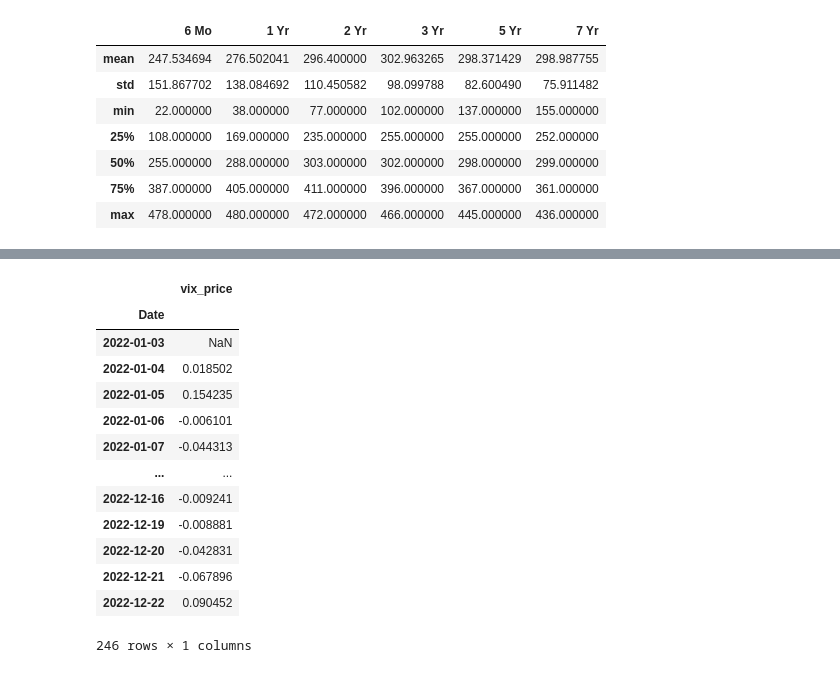
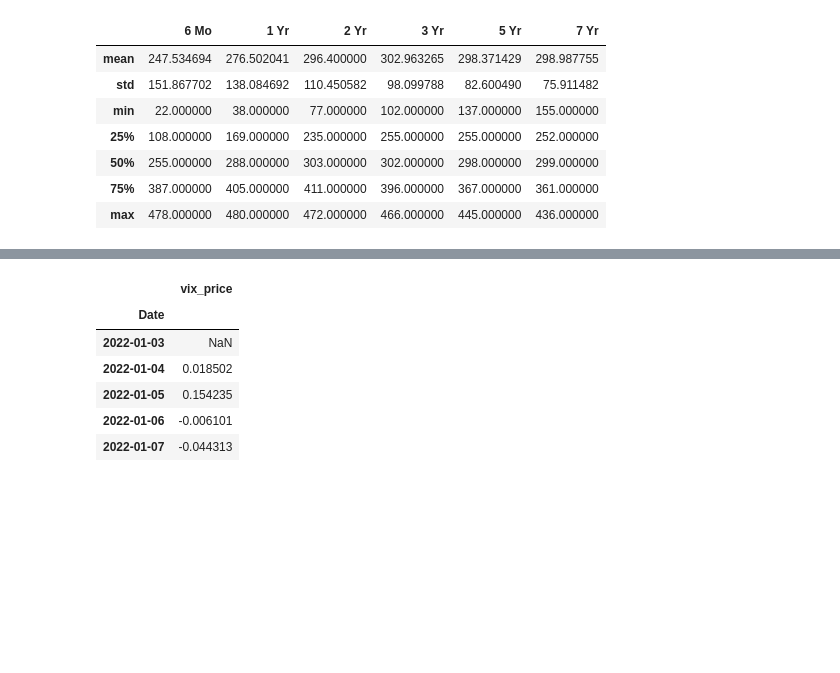
Before and after one commit to AMAYadav/PROJECTS-, a Jupyter notebook: market_risk_02_methods.ipynb, the cells around one changed output, grey strips where cells are left out. Cells and saved outputs as stored; diff of their text form; code cells hidden in the pictures; blank space fills up the shorter version.

```diff
--- a/market_risk_02_methods.ipynb
+++ b/market_risk_02_methods.ipynb
@@ -83,24 +64,17 @@ Timestamp('2022-01-03 00:00:00')
 # %%
 vix=yf.download('^VIX',start=df.index[0],end=df.index[-1],progress=False)[['Adj Close']].round(2)
 vix.rename(columns={'Adj Close': 'vix_price'}, inplace=True)
 vix_returns=np.log(vix/vix.shift(1))
 vix_returns.rename(columns={'Adj Close': 'vix_returns'}, inplace=True)
-vix_returns
+vix_returns.head()
 # %% [output]
 |  | vix_price |
 | Date |  |
 | 2022-01-03 | NaN |
 | 2022-01-04 | 0.018502 |
 | 2022-01-05 | 0.154235 |
 | 2022-01-06 | -0.006101 |
 | 2022-01-07 | -0.044313 |
-| ... | ... |
-| 2022-12-16 | -0.009241 |
-| 2022-12-19 | -0.008881 |
-| 2022-12-20 | -0.042831 |
-| 2022-12-21 | -0.067896 |
-| 2022-12-22 | 0.090452 |
-246 rows × 1 columns
 # %%
 nasdaq=yf.download('^IXIC',start=df.index[0],end=df.index[-1],progress=False)[['Adj Close']].round(2)
 nasdaq.rename(columns={'Adj Close': 'index_price'}, inplace=True)
```
Also changed, not shown: parts of 9 cells of this notebook.
